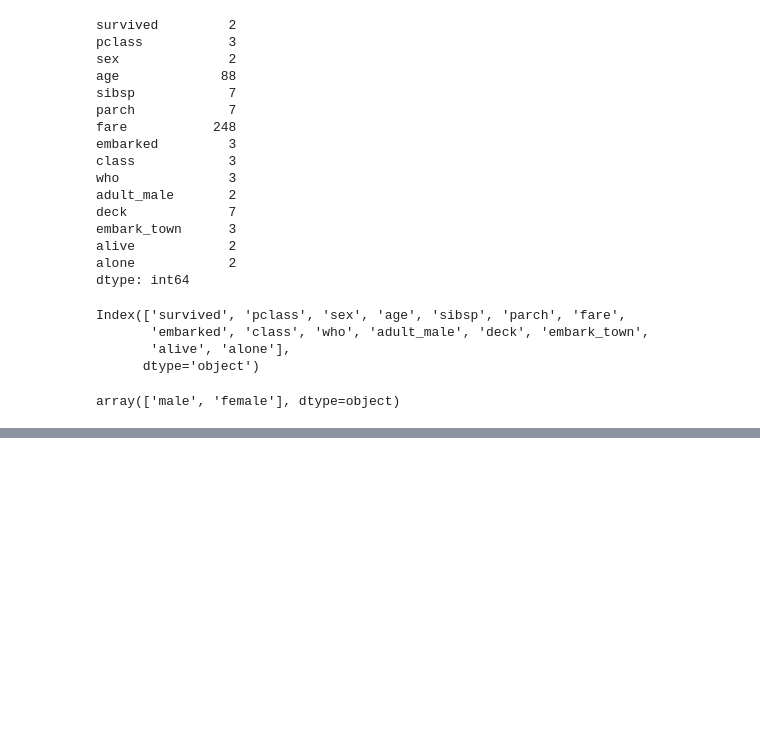
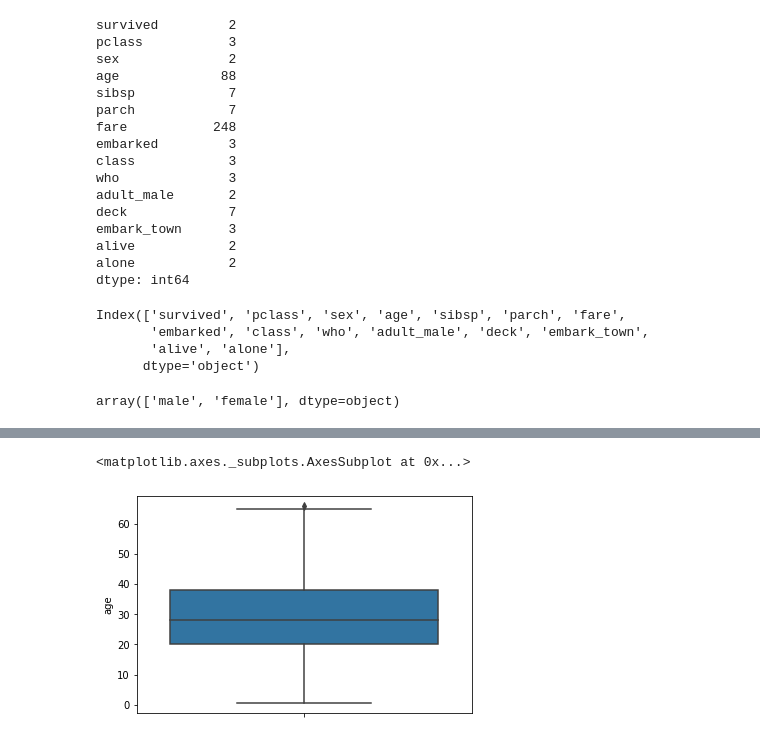
Before and after one commit to iqrarkhan123/datascience, a Jupyter notebook: EDA.ipynb, the cells around one changed output, grey strips where cells are left out. Cells and saved outputs as stored; diff of their text form; code cells hidden in the pictures; blank space fills up the shorter version.

```diff
--- a/EDA.ipynb
+++ b/EDA.ipynb
@@ -117,0 +214,4 @@ dtype: int64
+# %%
+# removing outliers
+bs=ks[ks["age"]<68]
+bs.head()
@@ -117,0 +225,5 @@ dtype: int64
+# %%
+sns.boxplot(data=bs,y="age")
+# %% [output]
+<matplotlib.axes._subplots.AxesSubplot at 0x...>
+[figure, added]
```
Also changed, not shown: parts of 12 cells of this notebook.
